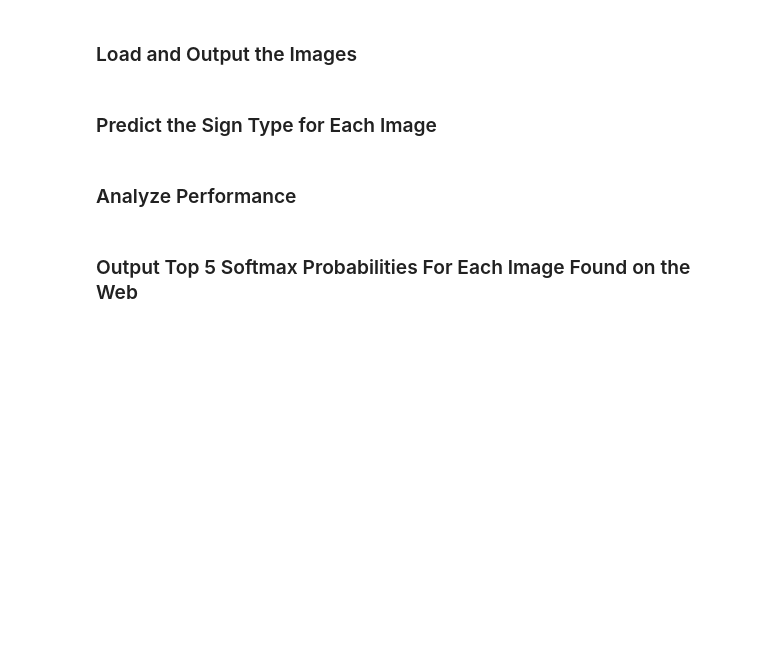
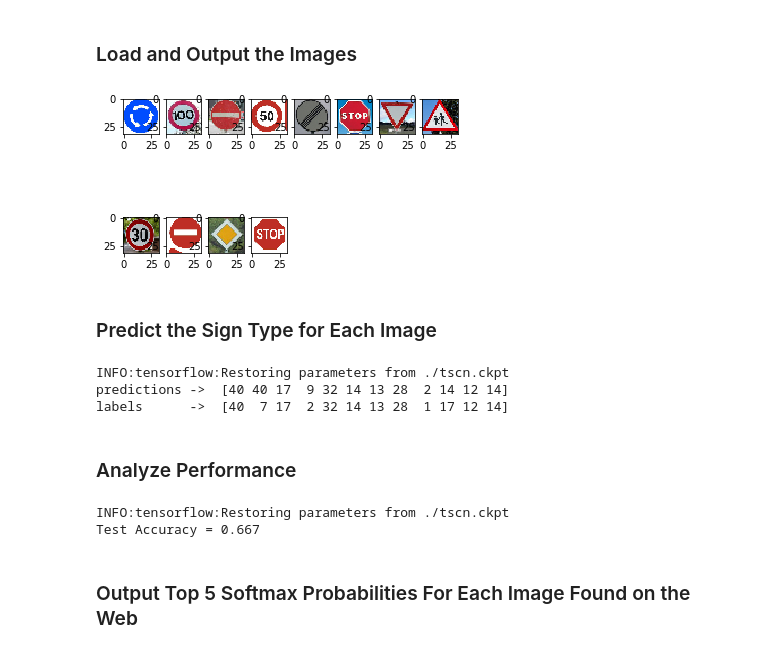
Before and after one commit to manuzagra/traffic-sign-classifier, a Jupyter notebook: Traffic_Sign_Classifier.ipynb, the cells around one changed output. Cells and saved outputs as stored; diff of their text form; code cells hidden in the pictures; blank space fills up the shorter version.

Commit message:
jupiter notebook finished and saved with new images

```diff
--- a/Traffic_Sign_Classifier.ipynb
+++ b/Traffic_Sign_Classifier.ipynb
@@ -424,14 +424,55 @@ You may find `signnames.csv` useful as it contains mappings from the class id (i
+# %%
+### Load the images and plot them here.
+### Feel free to use as many code cells as needed.
+import cv2
+import pathlib
+
+X_new = []
+y_new = []
+directory = pathlib.Path('./images')
+n_images = len(list(directory.glob('*.jpeg')))
+cols = 8
+rows = int(n_images/cols)+1
+for index, f in enumerate(directory.glob('*.jpeg')):
+    img = plt.imread(str(f.resolve()))
+    img = cv2.resize(img, dsize=(32, 32), interpolation=cv2.INTER_CUBIC)
+    label = int(f.name[2:4])
+    X_new.append(img)
+    y_new.append(label)
+    plt.subplot(rows, cols, index+1)
+    plt.imshow(img)
+plt.show()
+X_new = np.array(X_new)
+y_new = np.array(y_new)
+# %% [output]
+[figure, added]
 # %% [markdown]
 ### Predict the Sign Type for Each Image
 # %%
 ### Run the predictions here and use the model to output the prediction for each image.
 ### Make sure to pre-process the images with the same pre-processing pipeline used earlier.
 ### Feel free to use as many code cells as needed.
+with tf.Session() as sess:
+    # instanciate a saver
+    saver = tf.train.Saver()
+    saver.restore(sess, './tscn.ckpt')
+    prob = tf.argmax(tf.nn.softmax(logits), 1)
+    predictions = sess.run(prob, feed_dict={x:X_new, keep_prob:1.0})
+    print('predictions -> ', predictions)
+    print('labels      -> ', y_new)
+# %% [output]
+INFO:tensorflow:Restoring parameters from ./tscn.ckpt
+predictions ->  [40 40 17  9 32 14 13 28  2 14 12 14]
+labels      ->  [40  7 17  2 32 14 13 28  1 17 12 14]
 # %% [markdown]
 ### Analyze Performance
 # %%
 ### Calculate the accuracy for these 5 new images.
 ### For example, if the model predicted 1 out of 5 signs correctly, it's 20% accurate on these new images.
+test(X_new, y_new, training_args['batch_size'])
+# %% [output]
+INFO:tensorflow:Restoring parameters from ./tscn.ckpt
+Test Accuracy = 0.667
 # %% [markdown]
 ### Output Top 5 Softmax Probabilities For Each Image Found on the Web
 # %% [markdown]
```
Also changed, not shown: parts of 5 cells of this notebook, 13 other files.
